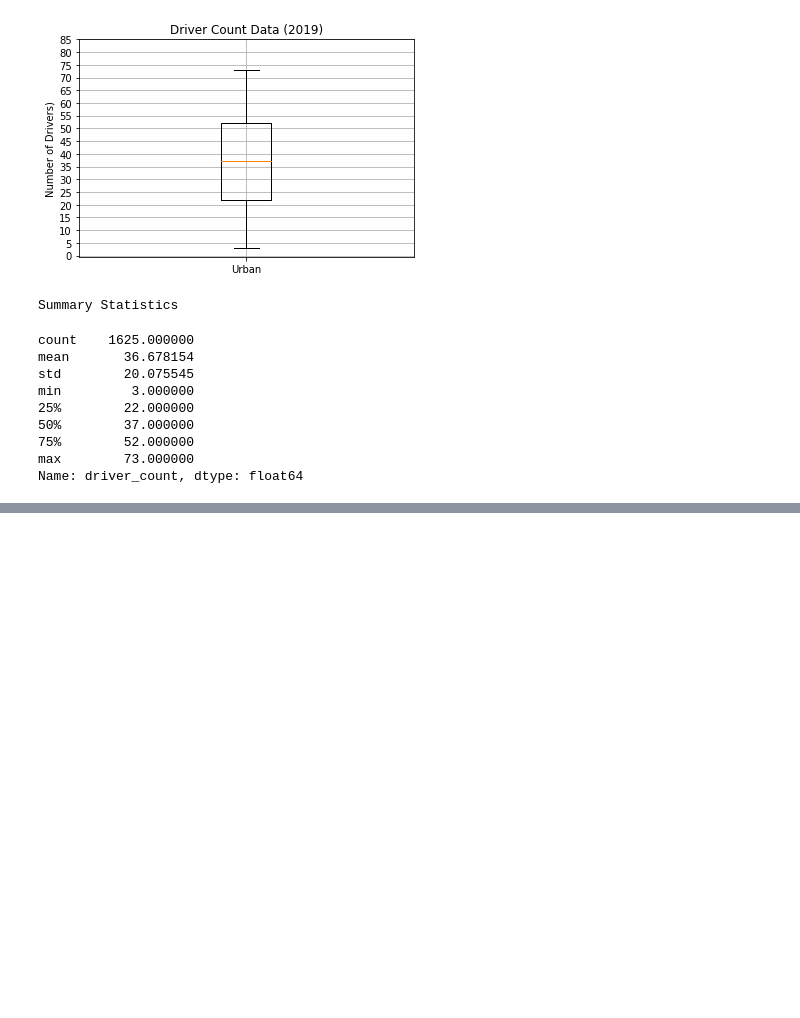
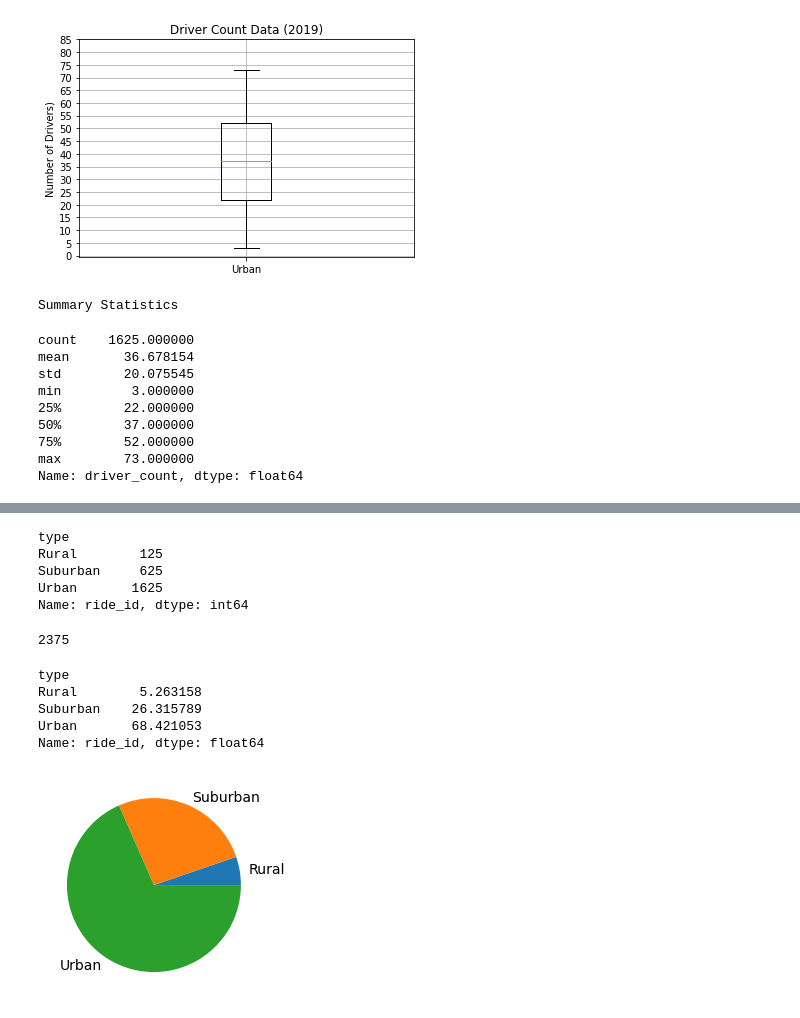
Before and after one commit to Dainita/PyBer_Analysis, a Jupyter notebook: PyBer.ipynb, the cells around one changed output, grey strips where cells are left out. Drawn from its saved outputs; the diff is of its cells as text; code cells hidden in the pictures; blank space fills up the shorter version.

```diff
--- a/PyBer.ipynb
+++ b/PyBer.ipynb
@@ -892,0 +984,32 @@ plt.show()
+# %%
+# Get the count of the rides for each city type.
+sum_rides_by_type = pyber_data_df.groupby(["type"]).count()["ride_id"]
+sum_rides_by_type
+# %% [output]
+type
+Rural        125
+Suburban     625
+Urban       1625
+Name: ride_id, dtype: int64
+# %%
+# Get the count of all the rides.
+total_rides = pyber_data_df["ride_id"].count()
+total_rides
+# %% [output]
+2375
+# %%
+# Calculate the percentage of fare for each city type.
+ride_percents = 100 * sum_rides_by_type / total_rides
+ride_percents
+# %% [output]
+type
+Rural        5.263158
+Suburban    26.315789
+Urban       68.421053
+Name: ride_id, dtype: float64
+# %%
+# Build the percentage of fares by city type pie chart.
+plt.pie(ride_percents, labels=["Rural", "Suburban", "Urban"])
+plt.show()
+# %% [output]
+[figure, added]
```
Also changed, not shown: parts of 22 cells of this notebook, 3 other files.
